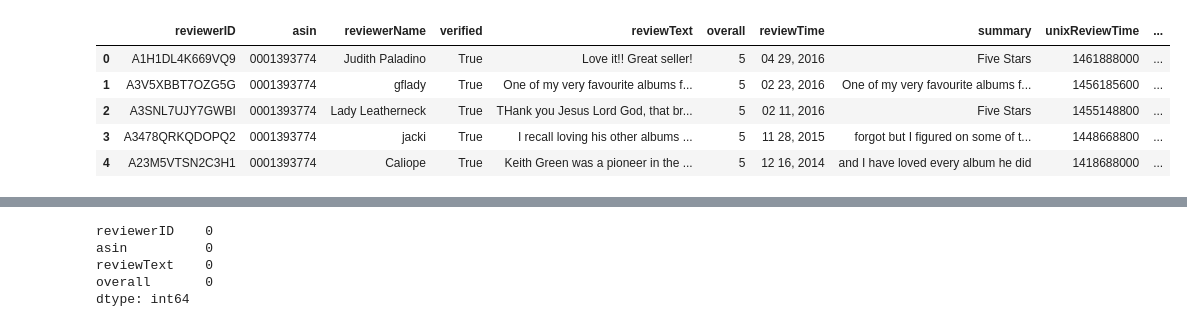
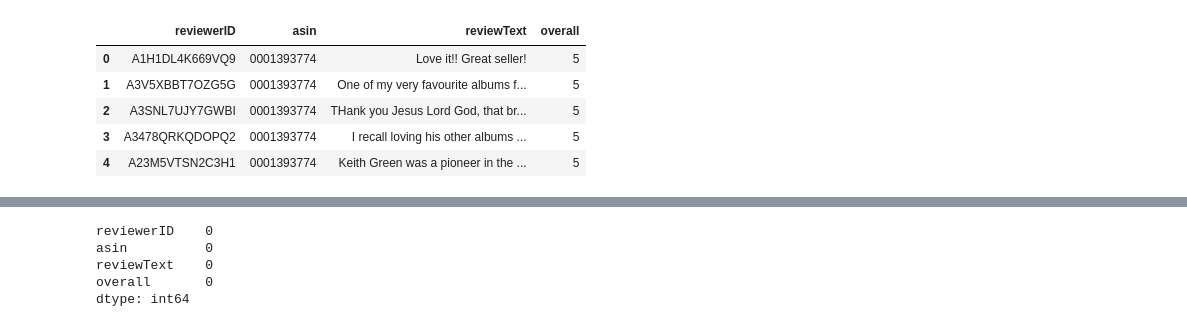
Before and after one commit to sprutxz/SentimentCF, a Jupyter notebook: Code/dataclean.ipynb, the cells around one changed output, grey strips where cells are left out. Saved outputs shown, nothing was run; the diff lists cells and outputs as text; code cells hidden in the pictures.

```diff
--- a/Code/project.ipynb
+++ b/Code/dataclean.ipynb
@@ -14,18 +14,18 @@ import gc
 # %%
 chunksize = 200000
 chunks = []
 
 # Iterating over chunks
-for chunk in pd.read_json('../dataset/dataset.json', lines=True, chunksize=chunksize):
+for chunk in pd.read_csv('/common/home/lms548/dev/CS-439-FinalProject/dataset/dataset.json', chunksize=chunksize):
     chunks.append(chunk)
 
 df = pd.concat(chunks, ignore_index=True)
 
 df.head()
 # %% [output]
-|  | reviewerID | asin | reviewerName | verified | reviewText | overall | reviewTime | summary | unixReviewTime | ... |
-| 0 | A1H1DL4K669VQ9 | 0001393774 | Judith Paladino | True | Love it!! Great seller! | 5 | 04 29, 2016 | Five Stars | 1461888000 | ... |
-| 1 | A3V5XBBT7OZG5G | 0001393774 | gflady | True | One of my very favourite albums f... | 5 | 02 23, 2016 | One of my very favourite albums f... | 1456185600 | ... |
-| 2 | A3SNL7UJY7GWBI | 0001393774 | Lady Leatherneck | True | THank you Jesus Lord God, that br... | 5 | 02 11, 2016 | Five Stars | 1455148800 | ... |
-| 3 | A3478QRKQDOPQ2 | 0001393774 | jacki | True | I recall loving his other albums ... | 5 | 11 28, 2015 | forgot but I figured on some of t... | 1448668800 | ... |
-| 4 | A23M5VTSN2C3H1 | 0001393774 | Caliope | True | Keith Green was a pioneer in the ... | 5 | 12 16, 2014 | and I have loved every album he did | 1418688000 | ... |
+|  | reviewerID | asin | reviewText | overall |
+| 0 | A1H1DL4K669VQ9 | 0001393774 | Love it!! Great seller! | 5 |
+| 1 | A3V5XBBT7OZG5G | 0001393774 | One of my very favourite albums f... | 5 |
+| 2 | A3SNL7UJY7GWBI | 0001393774 | THank you Jesus Lord God, that br... | 5 |
+| 3 | A3478QRKQDOPQ2 | 0001393774 | I recall loving his other albums ... | 5 |
+| 4 | A23M5VTSN2C3H1 | 0001393774 | Keith Green was a pioneer in the ... | 5 |
```
Also changed, not shown: parts of 3 cells of this notebook, 1 other file.
